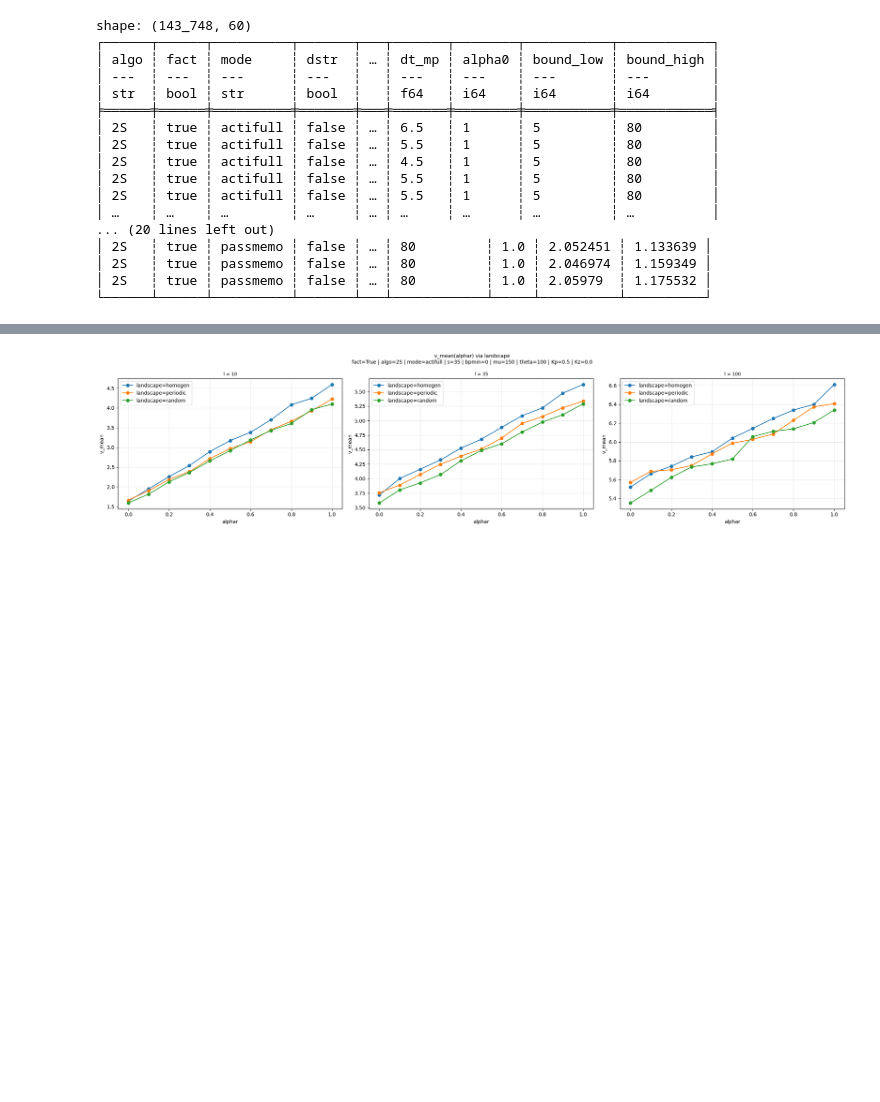
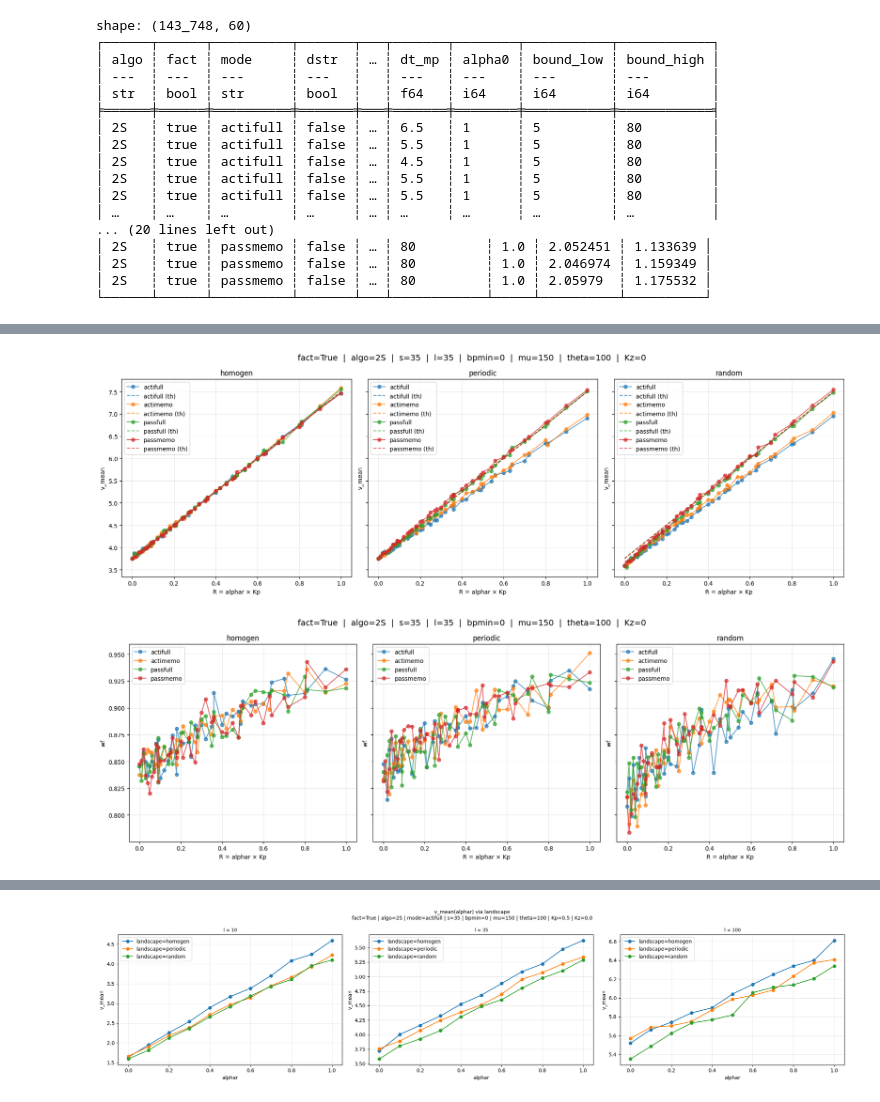
Before and after one commit to npelletbossot/Workspace, a Jupyter notebook: notebooks/work/fact.ipynb, the cells around one changed output, grey strips where cells are left out. Drawn from its saved outputs; the diff is of its cells as text; code cells hidden in the pictures; blank space fills up the shorter version.

```diff
--- a/notebooks/work/fact.ipynb
+++ b/notebooks/work/fact.ipynb
@@ -279,7 +279,7 @@ shape: (143_748, 60)
 
 # Values
 s     = 35
-l     = 10
+l     = 35
 bpmin = 0
 mu    = 150
 theta = 100
@@ -383,0 +337,78 @@ plt.show()
+# %%
+# ── Scenarios in function of K and modes ──────────────────────────────────────────────────────────────────────
+
+def plot_by_landscape(
+    df_work,
+    lands,
+    modes,
+    params_fixed,
+    y_col="v_mean",
+    y_th_col=None,        # None par défaut = pas de courbe théorique
+):
+    n_landscapes = len(lands)
+    fig, axes = plt.subplots(
+        ncols=n_landscapes, nrows=1,
+        figsize=(6 * n_landscapes, 6),
+        sharey=True
+    )
+    if n_landscapes == 1:
+        axes = [axes]
+
+    title = "  |  ".join(f"{k}={v}" for k, v in params_fixed.items())
+    plt.suptitle(title, fontsize=14)
+
+    for ax, landscape in zip(axes, lands):
+        df_land = df_work.filter(pl.col("landscape") == landscape)
+        ax.set_title(landscape)
+
+        for mode in modes:
+            agg_cols = [pl.col(y_col).mean()]
+            if y_th_col is not None:
+                agg_cols.append(pl.col(y_th_col).mean())
+
+            df_solo = (
+                df_land
+                .filter(pl.col("mode") == mode)
+                .group_by("R")
+                .agg(agg_cols)
+                .sort("R")
+            )
+
+            R    = df_solo["R"].to_numpy()
+            y    = df_solo[y_col].to_numpy()
+
+            line, = ax.plot(R, y, label=mode, marker="o", alpha=0.70)
+
+            if y_th_col is not None:
+                y_th = df_solo[y_th_col].to_numpy()
+                ax.plot(R, y_th, label=f"{mode} (th)",
+                        linestyle="--", color=line.get_color(),
+                        marker="", alpha=0.70)
+
+        ax.set_xlabel("R = alphar × Kp")
+        ax.set_ylabel(y_col)
+        ax.grid(True, which="both", alpha=0.30)
+        ax.legend()
+
+    plt.tight_layout()
+    plt.show()
+
+
+# v_mean
+plot_by_landscape(df_work, lands, modes, params_fixed,
+                  y_col="v_mean", y_th_col="v_mean_th")
+
+# wf
+plot_by_landscape(df_work, lands, modes, params_fixed,
+                  y_col="wf", y_th_col=None)
+
+# Gv
+plot_by_landscape(df_work, lands, modes, params_fixed,
+                  y_col="Gv", y_th_col=None)
+
+# Gw
+plot_by_landscape(df_work, lands, modes, params_fixed,
+                  y_col="Gw", y_th_col=None)
+# %% [output]
+[figure, added]
+[figure, added]
```
Also changed, not shown: parts of 3 cells of this notebook.
